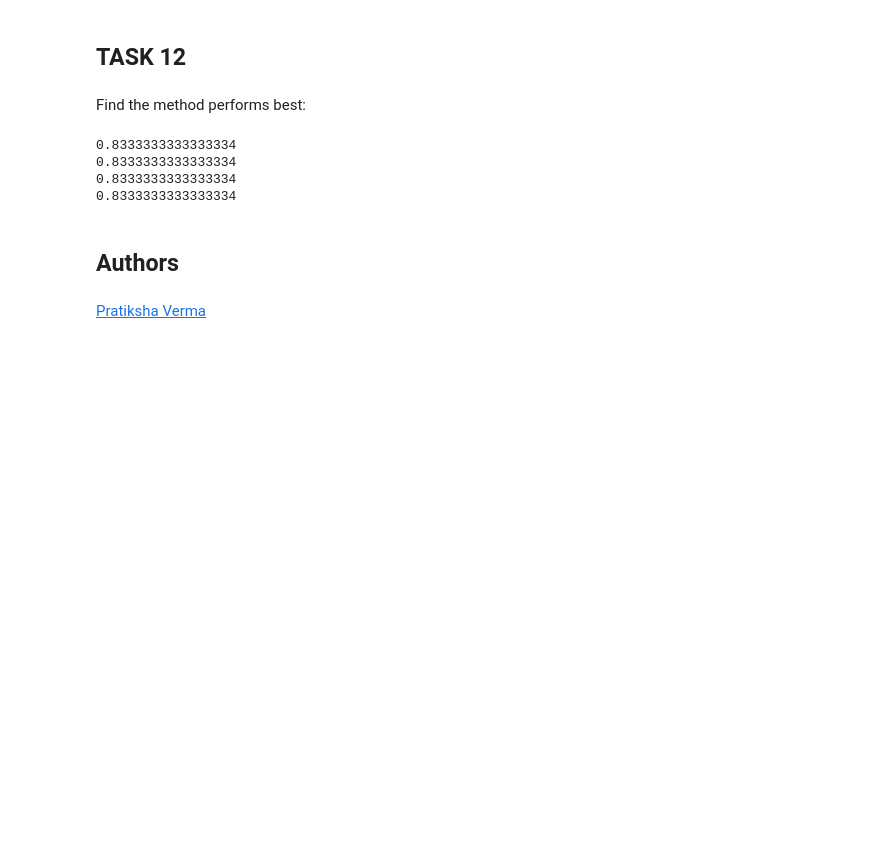
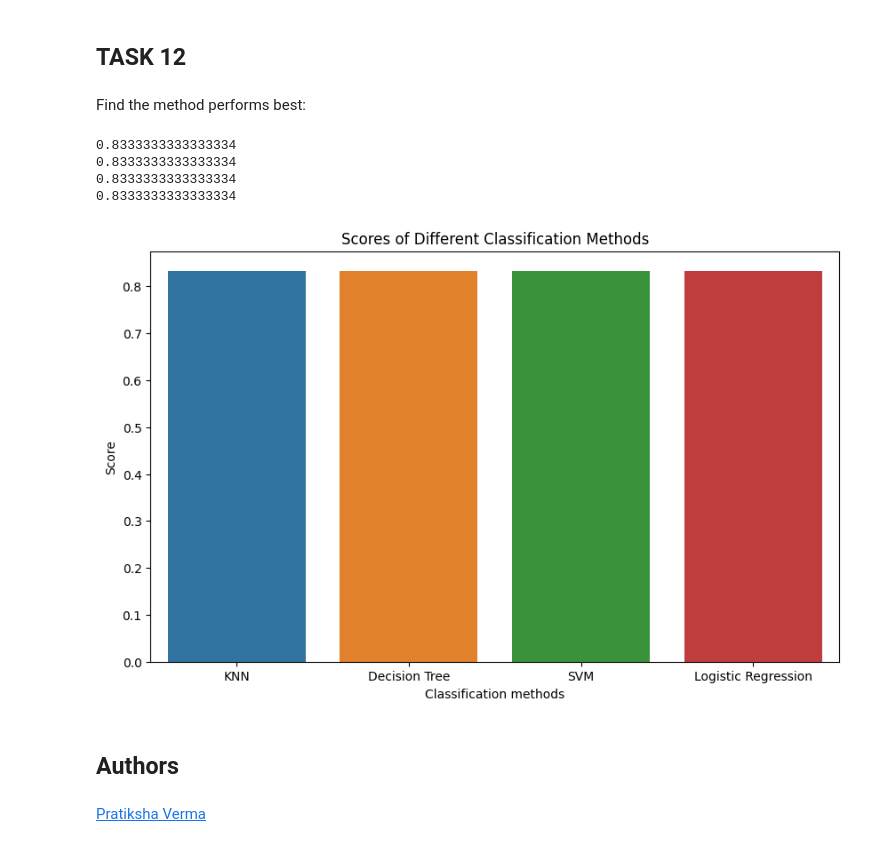
Before and after one commit to mcundins/CapstoneIBMDS, a Jupyter notebook: SpaceX_Machine_Learning_Prediction_Part_5.jupyterlite.ipynb, the cells around one changed output. Saved outputs shown, nothing was run; the diff lists cells and outputs as text; code cells hidden in the pictures; blank space fills up the shorter version.

```diff
--- a/SpaceX_Machine_Learning_Prediction_Part_5.jupyterlite.ipynb
+++ b/SpaceX_Machine_Learning_Prediction_Part_5.jupyterlite.ipynb
@@ -356,6 +347,22 @@ print(lr_score)
 0.8333333333333334
 0.8333333333333334
 0.8333333333333334
+# %%
+scores = [knn_score, tree_score, svm_score, lr_score]
+models = ['KNN', 'Decision Tree', 'SVM', 'Logistic Regression']
+
+data = {'Model': models, 'Score': scores}
+df = pd.DataFrame(data)
+
+# Plot
+plt.figure(figsize=(10, 6))
+sns.barplot(data=df, x='Model', y='Score', hue='Model')
+plt.xlabel("Classification methods")
+plt.ylabel("Score")
+plt.title("Scores of Different Classification Methods")
+plt.show()
+# %% [output]
+[figure, added]
 # %% [markdown]
 ## Authors
 # %% [markdown]
```
Also changed, not shown: parts of 8 cells of this notebook.
